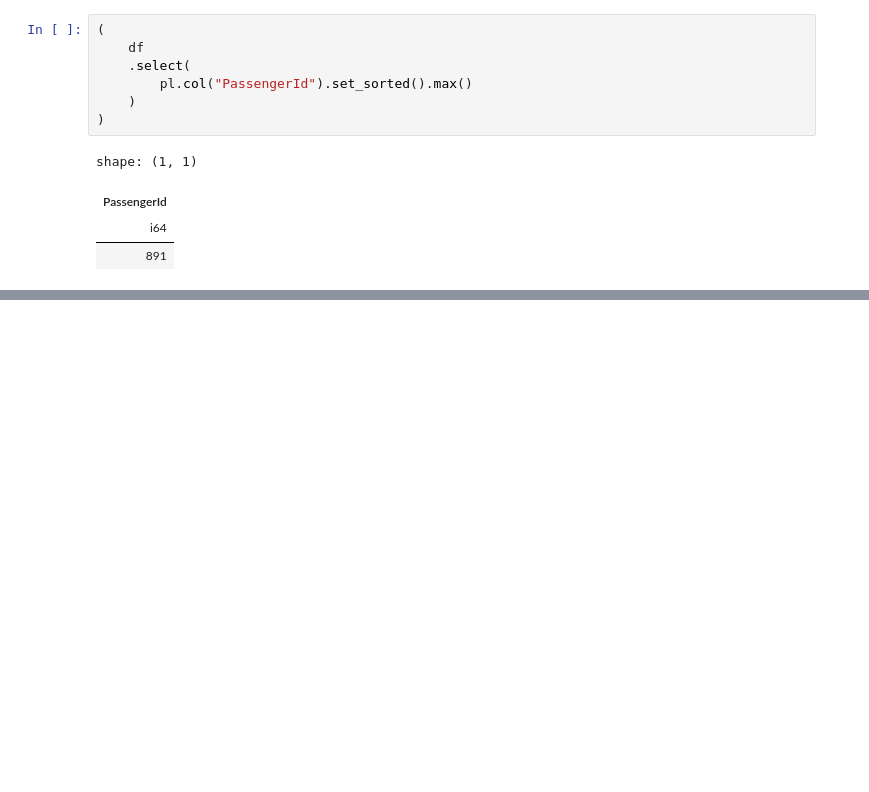
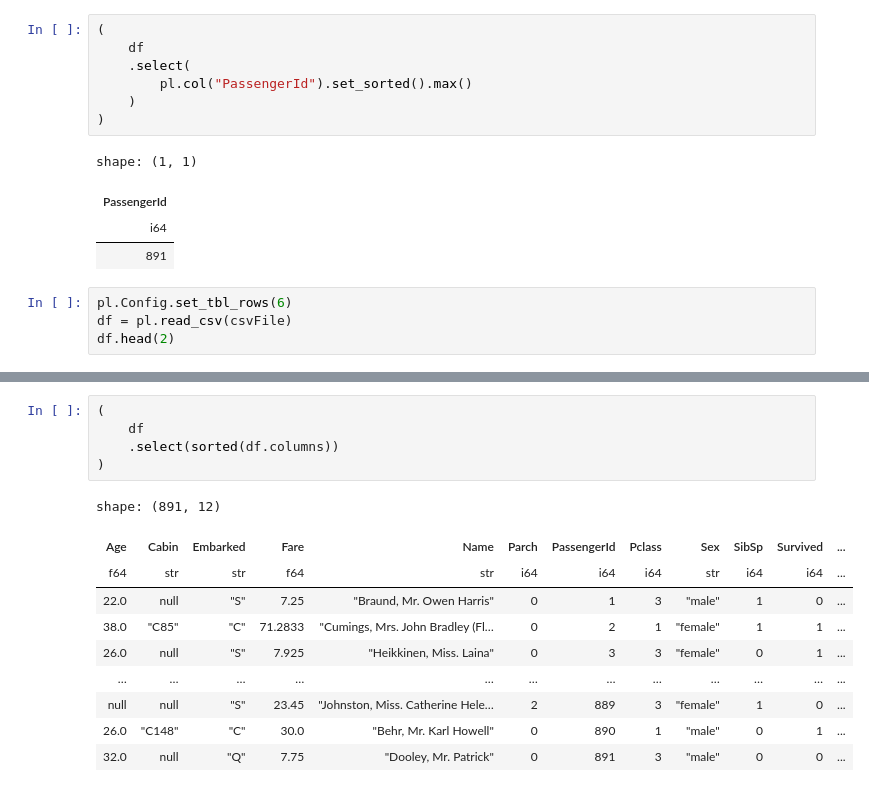
Before and after one commit to yukikitayama/data-analysis, a Jupyter notebook: polars/selecting_columns.ipynb, the cells around one changed output, grey strips where cells are left out. Drawn from its saved outputs; the diff is of its cells as text; blank space fills up the shorter version.

```diff
--- a/polars/selecting_columns.ipynb
+++ b/polars/selecting_columns.ipynb
@@ -688,3 +688,7 @@ shape: (1, 1)
 | PassengerId |
 | i64 |
 | 891 |
+# %%
+pl.Config.set_tbl_rows(6)
+df = pl.read_csv(csvFile)
+df.head(2)
@@ -690,0 +725,16 @@ shape: (1, 1)
+# %%
+(
+    df
+    .select(sorted(df.columns))
+)
+# %% [output]
+shape: (891, 12)
+| Age | Cabin | Embarked | Fare | Name | Parch | PassengerId | Pclass | Sex | SibSp | Survived | ... |
+| f64 | str | str | f64 | str | i64 | i64 | i64 | str | i64 | i64 | ... |
+| 22.0 | null | "S" | 7.25 | "Braund, Mr. Owen Harris" | 0 | 1 | 3 | "male" | 1 | 0 | ... |
+| 38.0 | "C85" | "C" | 71.2833 | "Cumings, Mrs. John Bradley (Fl… | 0 | 2 | 1 | "female" | 1 | 1 | ... |
+| 26.0 | null | "S" | 7.925 | "Heikkinen, Miss. Laina" | 0 | 3 | 3 | "female" | 0 | 1 | ... |
+| … | … | … | … | … | … | … | … | … | … | … | ... |
+| null | null | "S" | 23.45 | "Johnston, Miss. Catherine Hele… | 2 | 889 | 3 | "female" | 1 | 0 | ... |
+| 26.0 | "C148" | "C" | 30.0 | "Behr, Mr. Karl Howell" | 0 | 890 | 1 | "male" | 0 | 1 | ... |
+| 32.0 | null | "Q" | 7.75 | "Dooley, Mr. Patrick" | 0 | 891 | 3 | "male" | 0 | 0 | ... |
```
Also changed, not shown: parts of 8 cells of this notebook, 1 other file.
